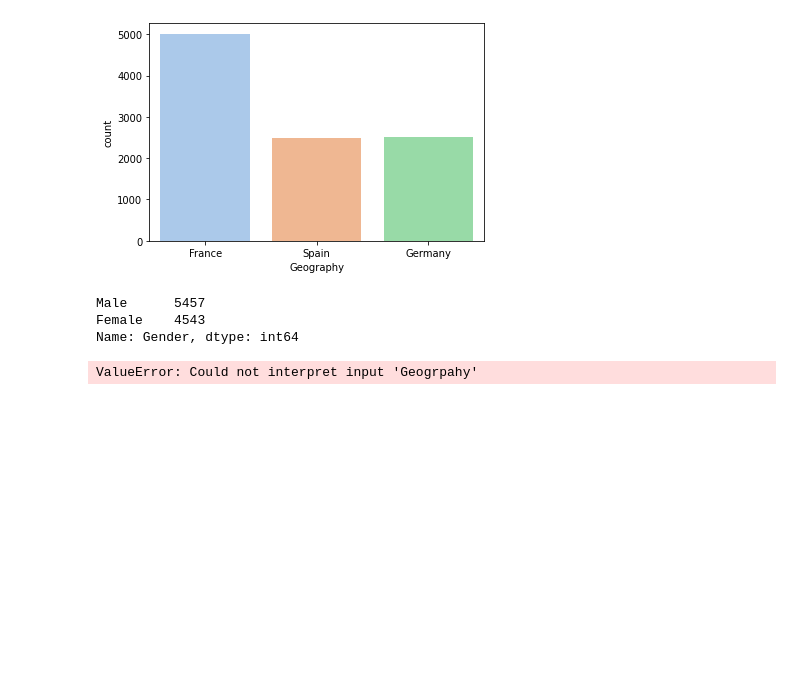
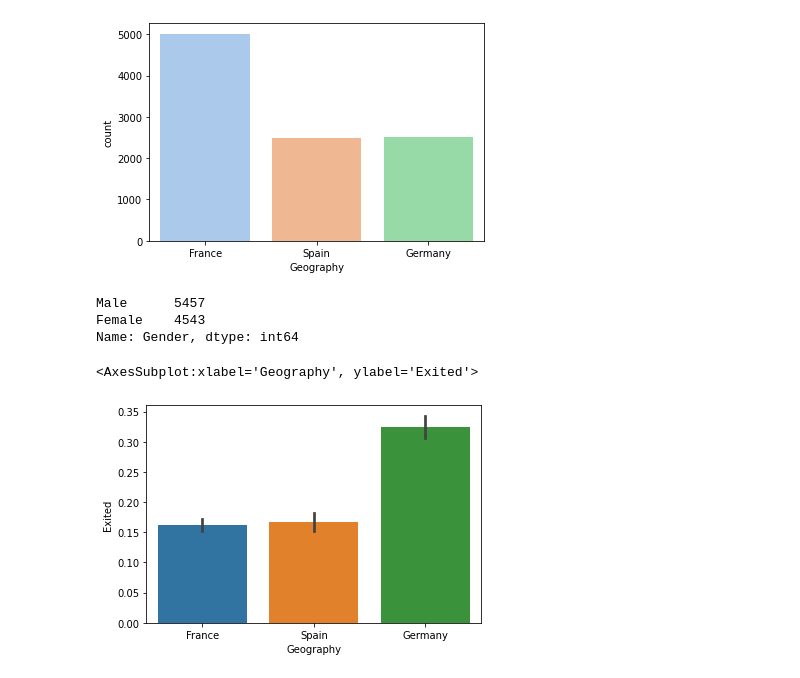
Before and after one commit to buriihenry/Machine-Learning-2, a Jupyter notebook: Customer Churn/Customer_churn.ipynb, the cells around one changed output. Cells and saved outputs as stored; diff of their text form; code cells hidden in the pictures; blank space fills up the shorter version.

```diff
--- a/Customer Churn/Customer_churn.ipynb
+++ b/Customer Churn/Customer_churn.ipynb
@@ -55,6 +55,7 @@ Male      5457
 Female    4543
 Name: Gender, dtype: int64
 # %%
-sns.barplot(x='Geogrpahy', y='Exited', data=df)
+sns.barplot(x='Geography', y='Exited', data=df)
 # %% [output]
-ValueError: Could not interpret input 'Geogrpahy'
+<AxesSubplot:xlabel='Geography', ylabel='Exited'>
+[figure, added]
```
Also changed, not shown: parts of 11 cells of this notebook.
